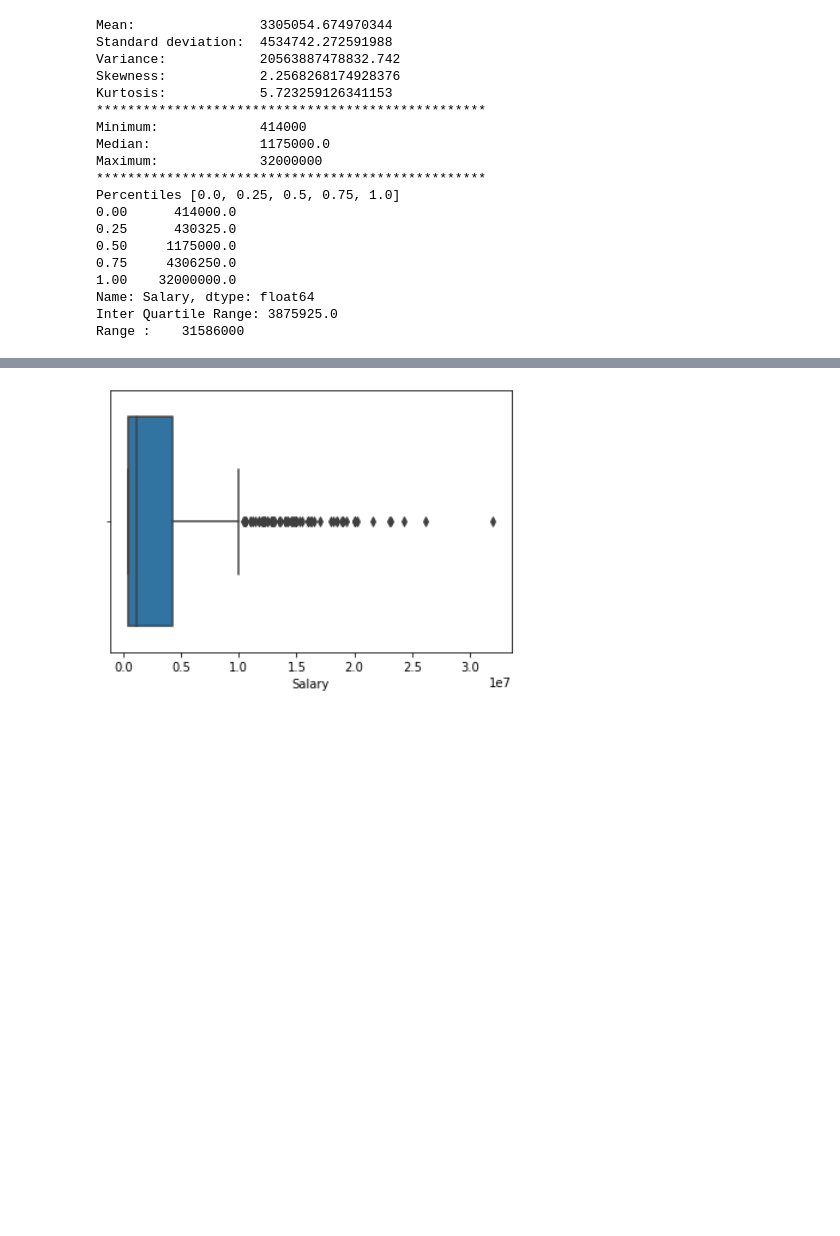
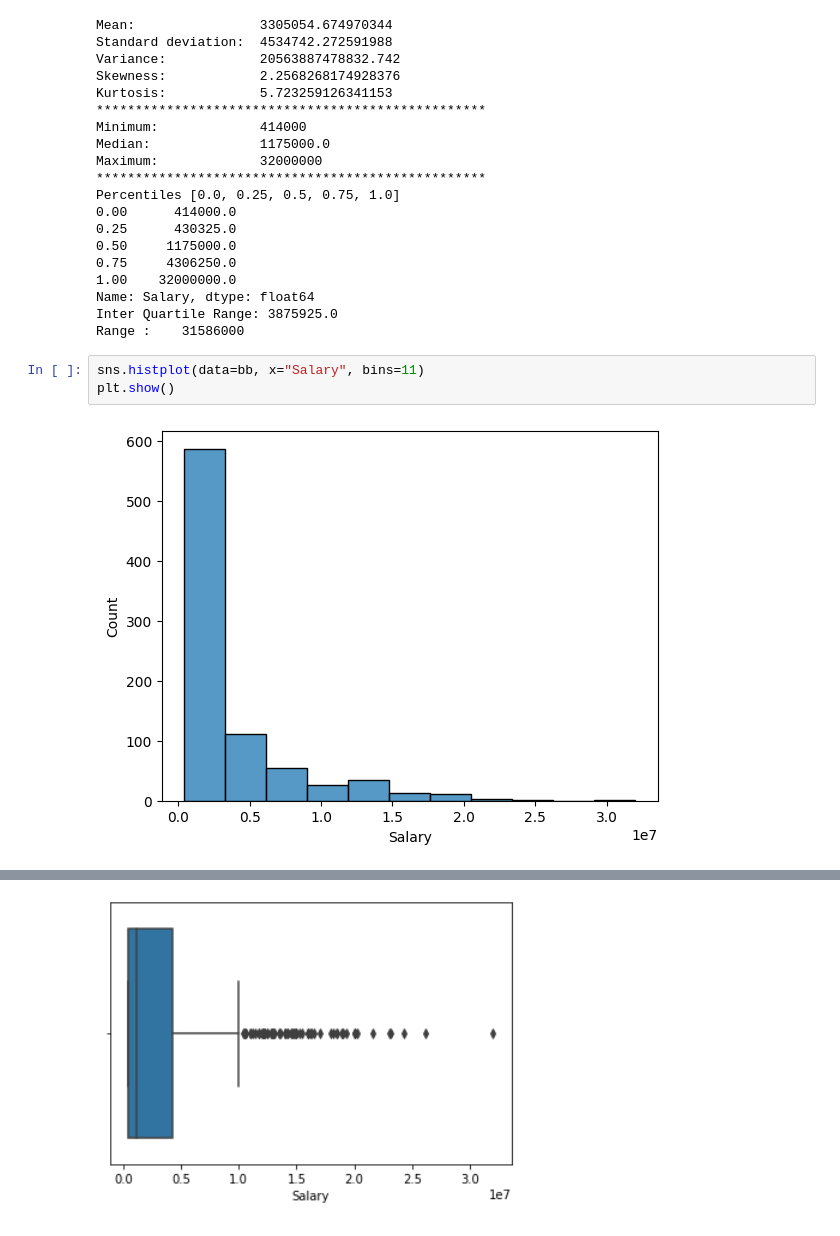
Before and after one commit to Andries-U/DS-AISeptember, a Jupyter notebook: 2-analysis-1-var/lab_2_03.ipynb, the cells around one changed output, grey strips where cells are left out. Drawn from its saved outputs; the diff is of its cells as text; blank space fills up the shorter version.

```diff
--- a/2-analysis-1-var/lab_2_03.ipynb
+++ b/2-analysis-1-var/lab_2_03.ipynb
@@ -208,5 +209,10 @@ Percentiles [0.0, 0.25, 0.5, 0.75, 1.0]
 Name: Salary, dtype: float64
 Inter Quartile Range: 3875925.0
 Range :    31586000
+# %%
+sns.histplot(data=bb, x="Salary", bins=11)
+plt.show()
+# %% [output]
+[figure, added]
 # %% [markdown]
 ![image.png](embedded-picture-1)
```
Also changed, not shown: parts of 2 cells of this notebook, 1 other file.
